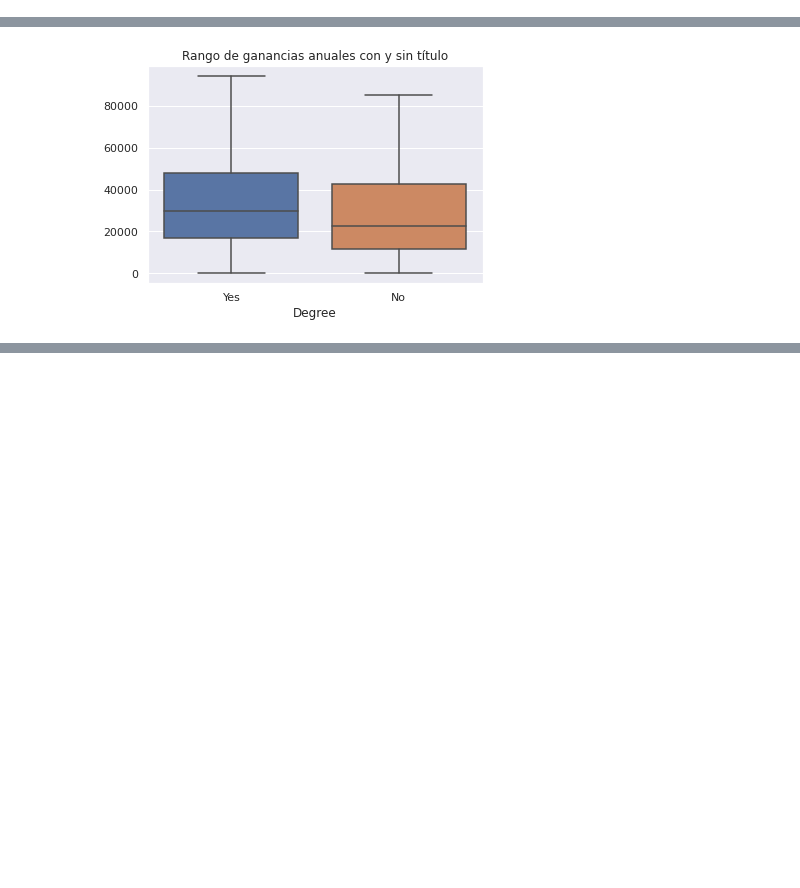
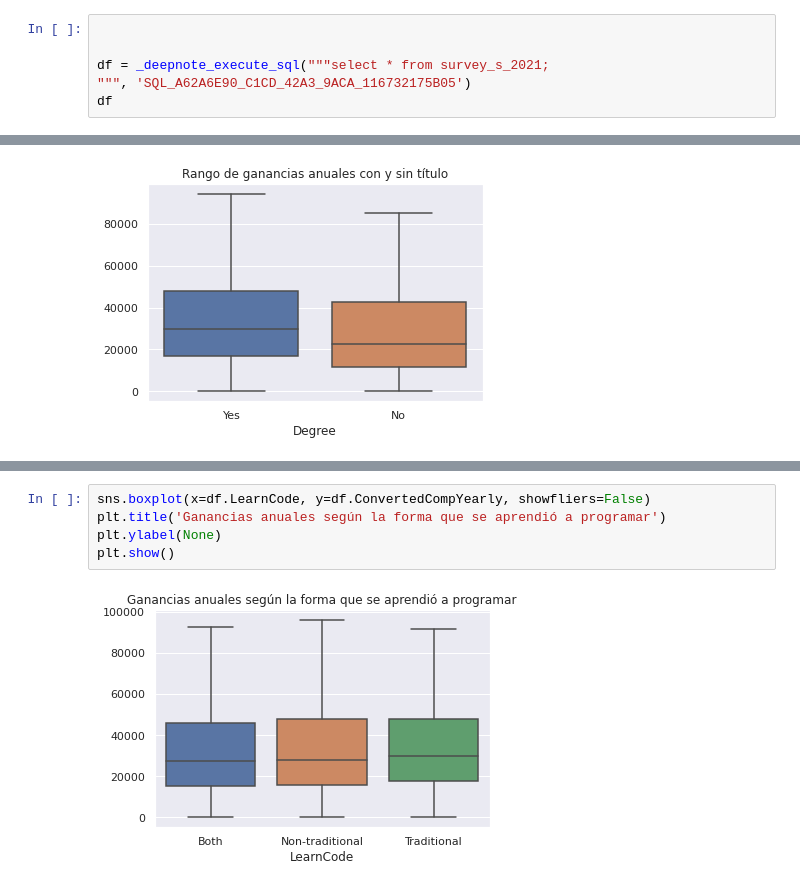
Before and after one commit to anthonymanotoa/survey-dev, a Jupyter notebook: notebooks/3-analysis-hypothesis-test.ipynb, the cells around one changed output, grey strips where cells are left out. Saved outputs shown, nothing was run; the diff lists cells and outputs as text; blank space fills up the shorter version.

```diff
--- a/notebooks/3-analysis-hypothesis-test.ipynb
+++ b/notebooks/3-analysis-hypothesis-test.ipynb
@@ -43,0 +26,6 @@ pio.templates.default = 'ggplot2'
+# %%
+
+
+df = _deepnote_execute_sql("""select * from survey_s_2021;
+""", 'SQL_A62A6E90_C1CD_42A3_9ACA_116732175B05')
+df
@@ -314,0 +230,7 @@ Extra:
+# %%
+sns.boxplot(x=df.LearnCode, y=df.ConvertedCompYearly, showfliers=False)
+plt.title('Ganancias anuales según la forma que se aprendió a programar')
+plt.ylabel(None)
+plt.show()
+# %% [output]
+[figure, added]
```
Also changed, not shown: parts of 89 cells of this notebook, 3 other files.
